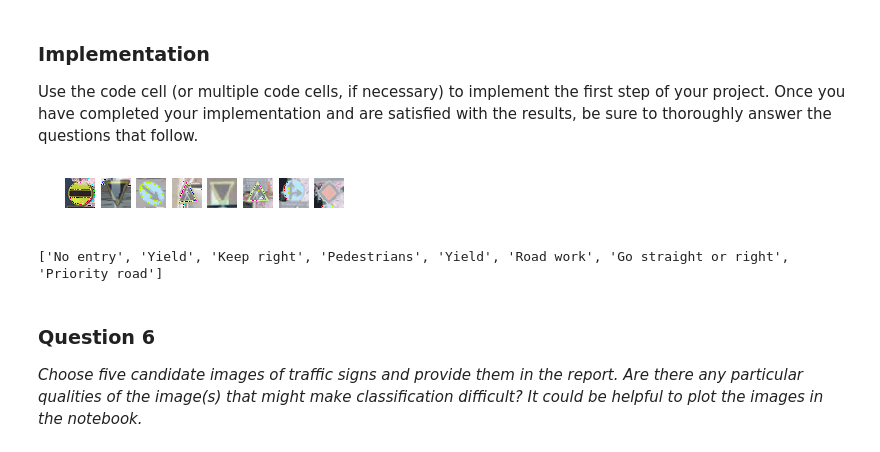
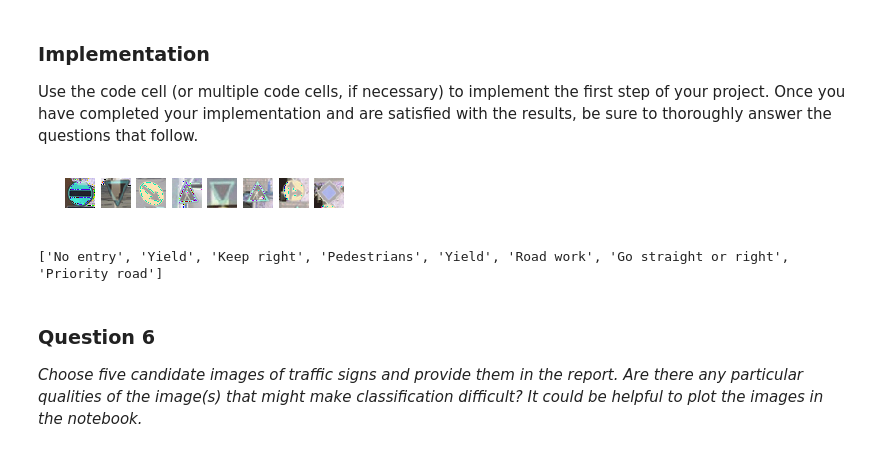
Before and after one commit to rafiquemt/CarND-Traffic-Sign-Classifier-Project, a Jupyter notebook: Traffic_Sign_Classifier.ipynb, the cells around one changed output. Cells and saved outputs as stored; diff of their text form; code cells hidden in the pictures.

```diff
--- a/Traffic_Sign_Classifier.ipynb
+++ b/Traffic_Sign_Classifier.ipynb
@@ -413,35 +413,35 @@ Use the code cell (or multiple code cells, if necessary) to implement the first
 # %%
 ### Load the images and plot them here.
 ### Feel free to use as many code cells as needed.
 file_list = ['t1.ppm', '2-yield.jpg', '3-go-right-38.jpg', '4-pedestrians-27.jpg',
              '5-yield-13.jpg', '6-roadwork-25.jpg', '7-gostraightright-37.jpg', '8-priorityroad-12.jpg']
 y_extra = [17, 13, 38, 27, 13, 25, 36, 12]
 
 # file_list = ['t1.ppm', '3-go-right-38.jpg', '4-pedestrians-27.jpg',
 #              '5-yield-13.jpg', '6-roadwork-25.jpg']
 # y_extra = [17, 38, 27, 13, 25]
 
 # no entry
 extra_test = np.zeros((len(file_list), 32, 32, 3))
 
 fig = plt.figure(figsize=(5, 1))
 i = 0
 for testImg in file_list:
     image = cv2.imread("extra/" + testImg)
-    extra_test[i] = image
+    extra_test[i] = cv2.cvtColor(image, cv2.COLOR_BGR2RGB)
     fig.add_subplot(1, 8, i+1)
     plt.axis('off')
     plt.imshow(extra_test[i])
     i = i + 1
 
 plt.show()
 expected_signs = []
 for yi in y_extra:
     expected_signs.append(sign_mapping[yi])
     pass
 print (expected_signs)
 # %% [output]
-[figure, old version]
+[figure, new version]
 ['No entry', 'Yield', 'Keep right', 'Pedestrians', 'Yield', 'Road work', 'Go straight or right', 'Priority road']
 # %% [markdown]
 ### Question 6
```
Also changed, not shown: parts of 4 cells of this notebook.
